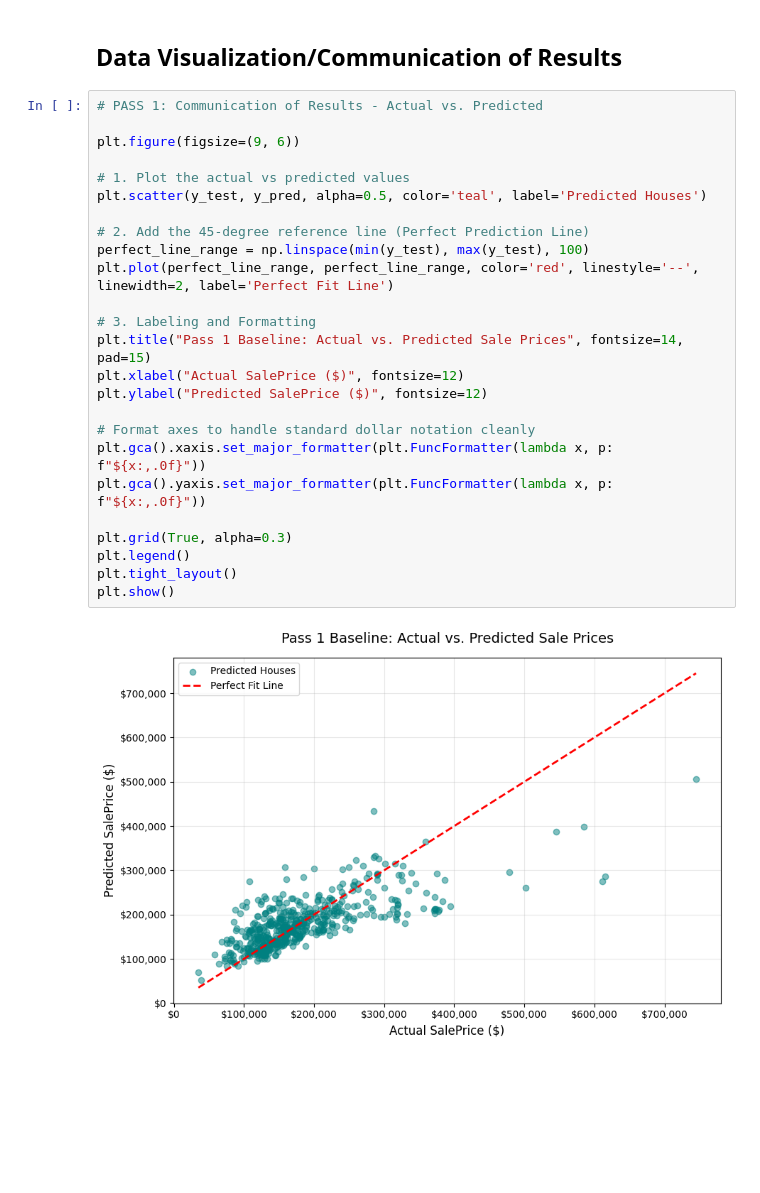
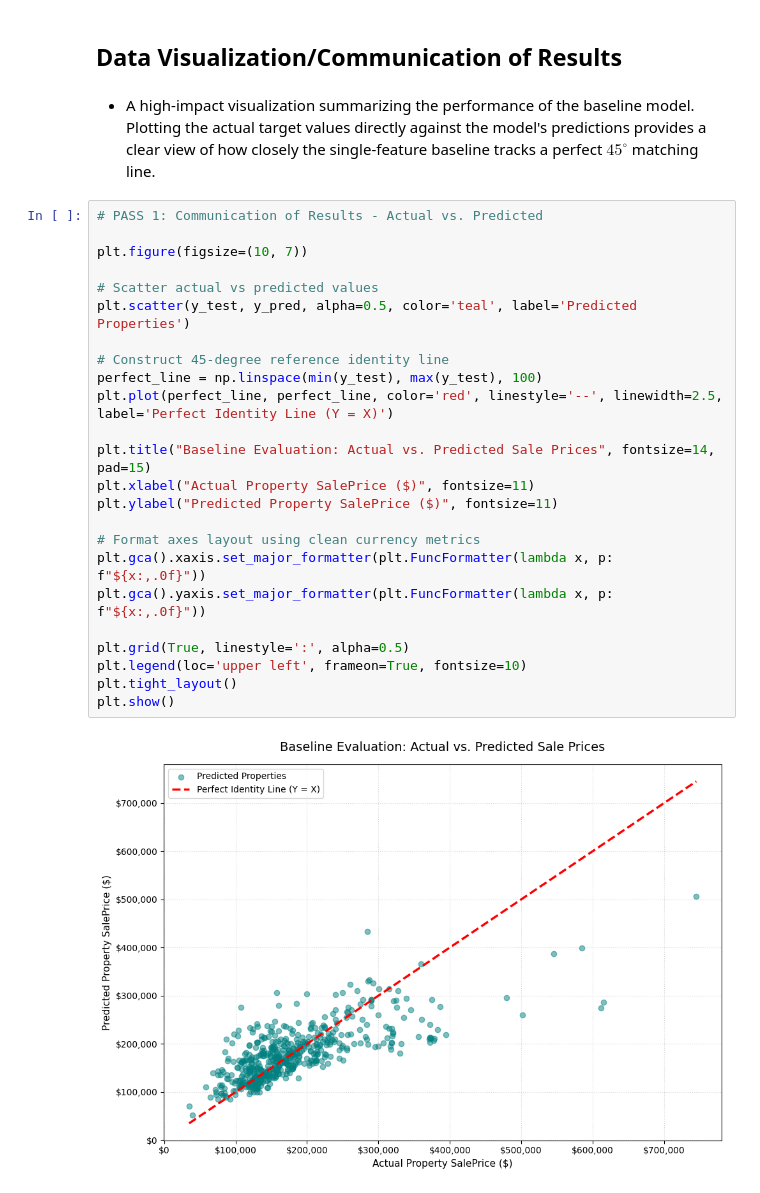
Before and after one commit to ikoghoddds-bit/Data-Science-Portfolio-C21, a Jupyter notebook: Projects/Project-2/Copy_of_Project_blank_template.ipynb, the cells around one changed output. Drawn from its saved outputs; the diff is of its cells as text; blank space fills up the shorter version.

```diff
--- a/Projects/Project-2/Copy_of_Project_blank_template.ipynb
+++ b/Projects/Project-2/Copy_of_Project_blank_template.ipynb
@@ -597,30 +627,31 @@ plt.show()
 [figure]
 # %% [markdown]
 ## Data Visualization/Communication of Results
+# %% [markdown]
+- A high-impact visualization summarizing the performance of the baseline model. Plotting the actual target values directly against the model's predictions provides a clear view of how closely the single-feature baseline tracks a perfect $45^{\circ}$ matching line.
 # %%
 # PASS 1: Communication of Results - Actual vs. Predicted
 
-plt.figure(figsize=(9, 6))
+plt.figure(figsize=(10, 7))
 
-# 1. Plot the actual vs predicted values
-plt.scatter(y_test, y_pred, alpha=0.5, color='teal', label='Predicted Houses')
+# Scatter actual vs predicted values
+plt.scatter(y_test, y_pred, alpha=0.5, color='teal', label='Predicted Properties')
 
-# 2. Add the 45-degree reference line (Perfect Prediction Line)
-perfect_line_range = np.linspace(min(y_test), max(y_test), 100)
-plt.plot(perfect_line_range, perfect_line_range, color='red', linestyle='--', linewidth=2, label='Perfect Fit Line')
+# Construct 45-degree reference identity line
+perfect_line = np.linspace(min(y_test), max(y_test), 100)
+plt.plot(perfect_line, perfect_line, color='red', linestyle='--', linewidth=2.5, label='Perfect Identity Line (Y = X)')
 
-# 3. Labeling and Formatting
-plt.title("Pass 1 Baseline: Actual vs. Predicted Sale Prices", fontsize=14, pad=15)
-plt.xlabel("Actual SalePrice ($)", fontsize=12)
-plt.ylabel("Predicted SalePrice ($)", fontsize=12)
+plt.title("Baseline Evaluation: Actual vs. Predicted Sale Prices", fontsize=14, pad=15)
+plt.xlabel("Actual Property SalePrice ($)", fontsize=11)
+plt.ylabel("Predicted Property SalePrice ($)", fontsize=11)
 
-# Format axes to handle standard dollar notation cleanly
+# Format axes layout using clean currency metrics
 plt.gca().xaxis.set_major_formatter(plt.FuncFormatter(lambda x, p: f"${x:,.0f}"))
 plt.gca().yaxis.set_major_formatter(plt.FuncFormatter(lambda x, p: f"${x:,.0f}"))
 
-plt.grid(True, alpha=0.3)
-plt.legend()
+plt.grid(True, linestyle=':', alpha=0.5)
+plt.legend(loc='upper left', frameon=True, fontsize=10)
 plt.tight_layout()
 plt.show()
 # %% [output]
-[figure, old version]
+[figure, new version]
```
Also changed, not shown: parts of 15 cells of this notebook.
